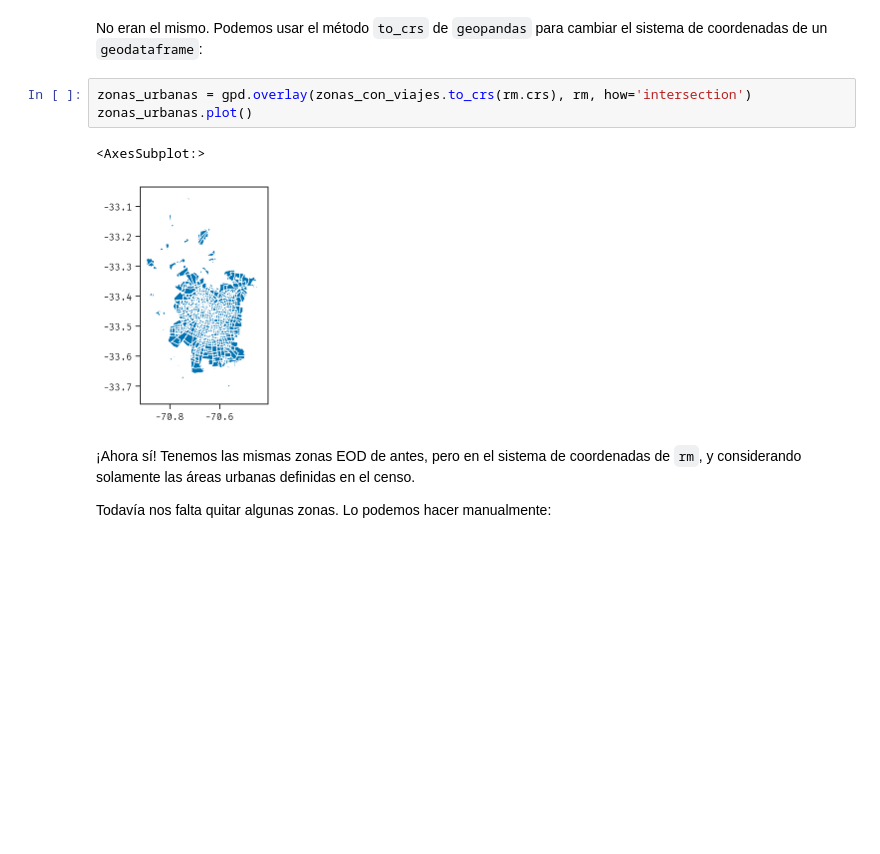
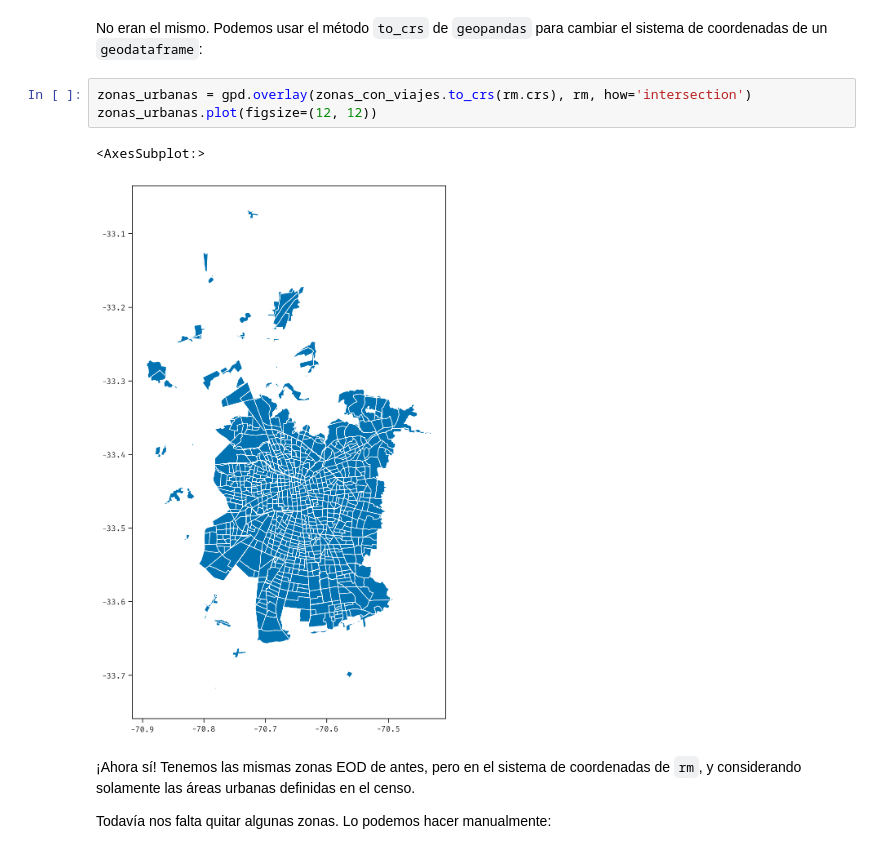
Before and after one commit to zorzalerrante/aves, a Jupyter notebook: notebooks/03-python-mapas-preliminario.ipynb, the cells around one changed output. Drawn from its saved outputs; the diff is of its cells as text; blank space fills up the shorter version.

```diff
--- a/notebooks/03-python-mapas-preliminario.ipynb
+++ b/notebooks/03-python-mapas-preliminario.ipynb
@@ -232,10 +227,10 @@ rm.crs, zonas_con_viajes.crs
 No eran el mismo. Podemos usar el método `to_crs` de `geopandas` para cambiar el sistema de coordenadas de un `geodataframe`:
 # %%
 zonas_urbanas = gpd.overlay(zonas_con_viajes.to_crs(rm.crs), rm, how='intersection')
-zonas_urbanas.plot()
+zonas_urbanas.plot(figsize=(12, 12))
 # %% [output]
 <AxesSubplot:>
-[figure, old version]
+[figure, new version]
 # %% [markdown]
 ¡Ahora sí! Tenemos las mismas zonas EOD de antes, pero en el sistema de coordenadas de `rm`, y considerando solamente las áreas urbanas definidas en el censo.
 
```
Also changed, not shown: parts of 6 cells of this notebook, 2 other files.
